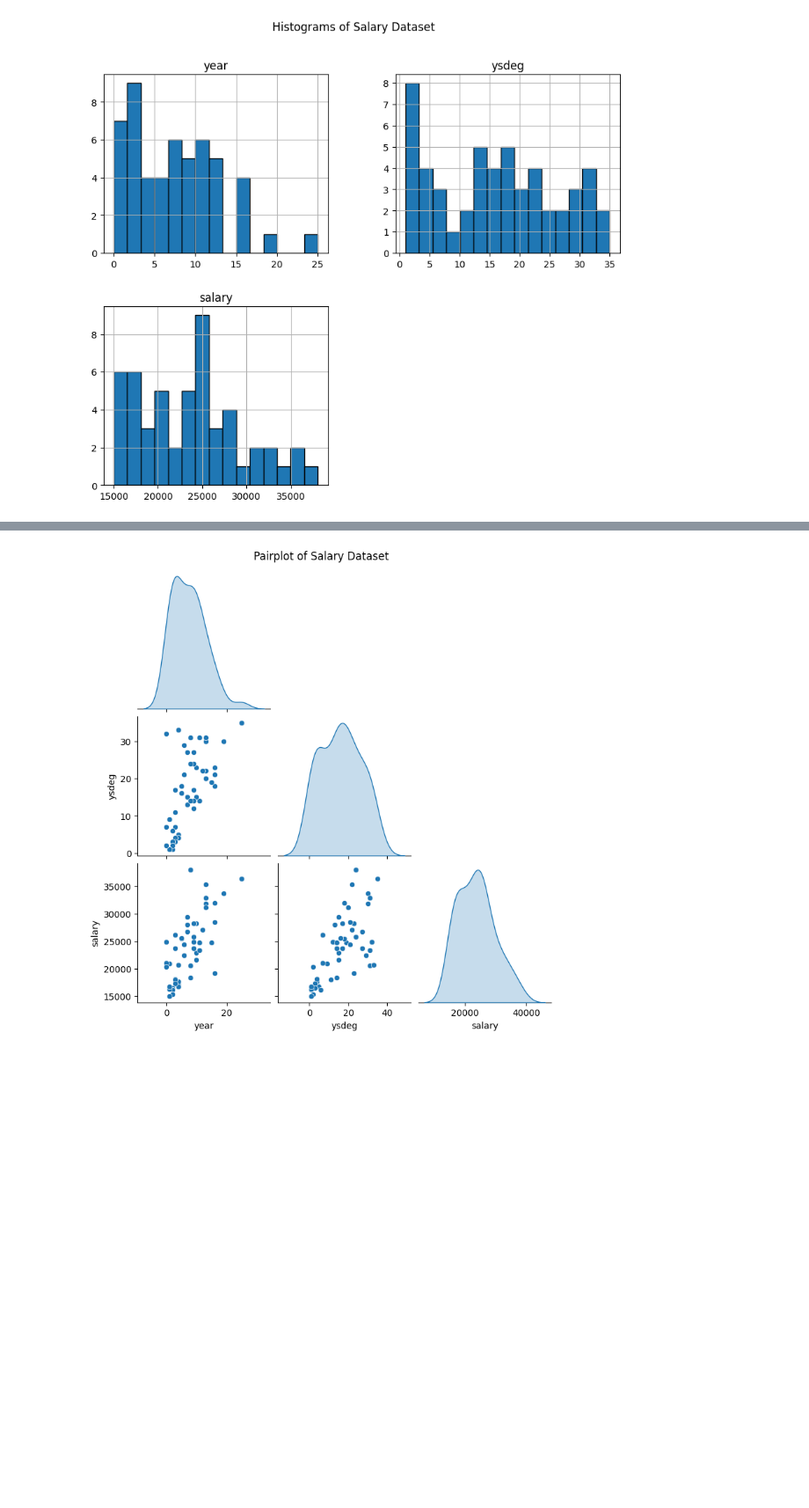
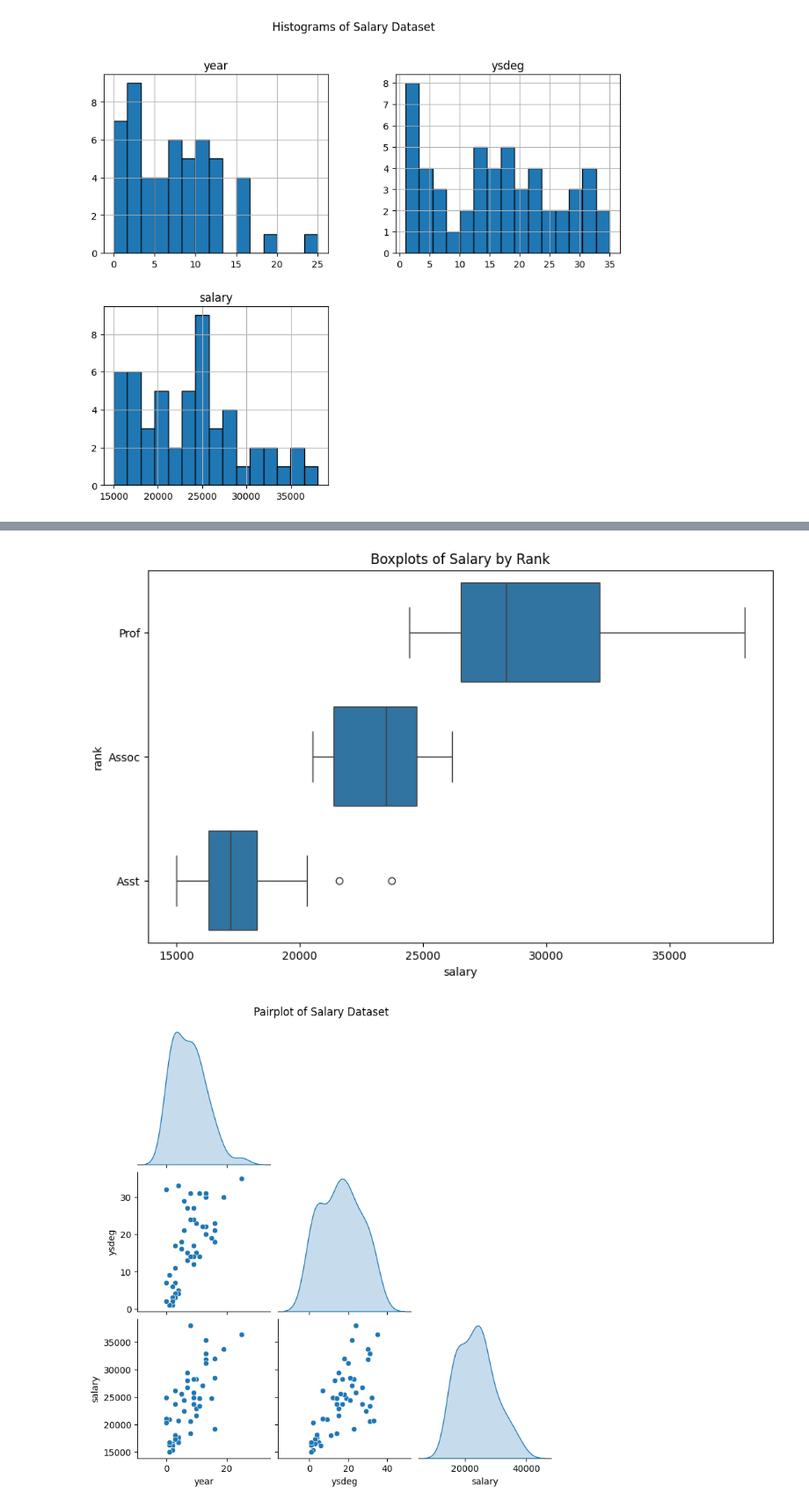
Before and after one commit to channreaksmey/statistical-modeling-tp, a Jupyter notebook: TP3/notebook.ipynb, the cells around one changed output, grey strips where cells are left out. Shown at 88% size. Cells and saved outputs as stored; diff of their text form; code cells hidden in the pictures; blank space fills up the shorter version.

```diff
--- a/TP3/notebook.ipynb
+++ b/TP3/notebook.ipynb
@@ -94,0 +95,7 @@ plt.show()
+# %%
+plt.figure(figsize=(10, 6))
+sns.boxplot(data=salary_df, x='salary', y='rank', orient='h')
+plt.title("Boxplots of Salary by Rank")
+plt.show()
+# %% [output]
+[figure, added]
```
Also changed, not shown: parts of 2 cells of this notebook, 3 other files.
